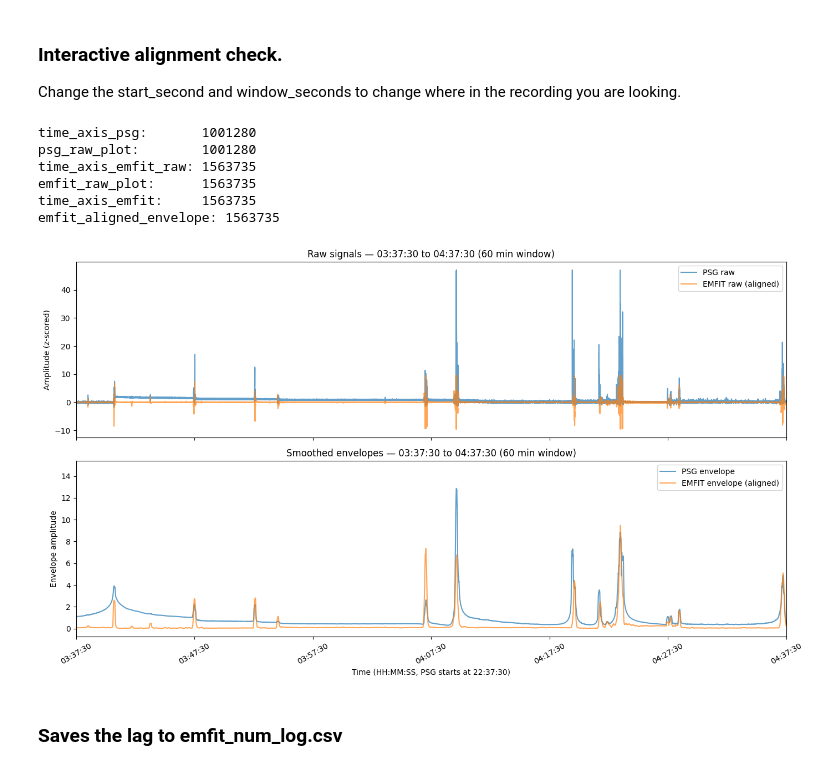
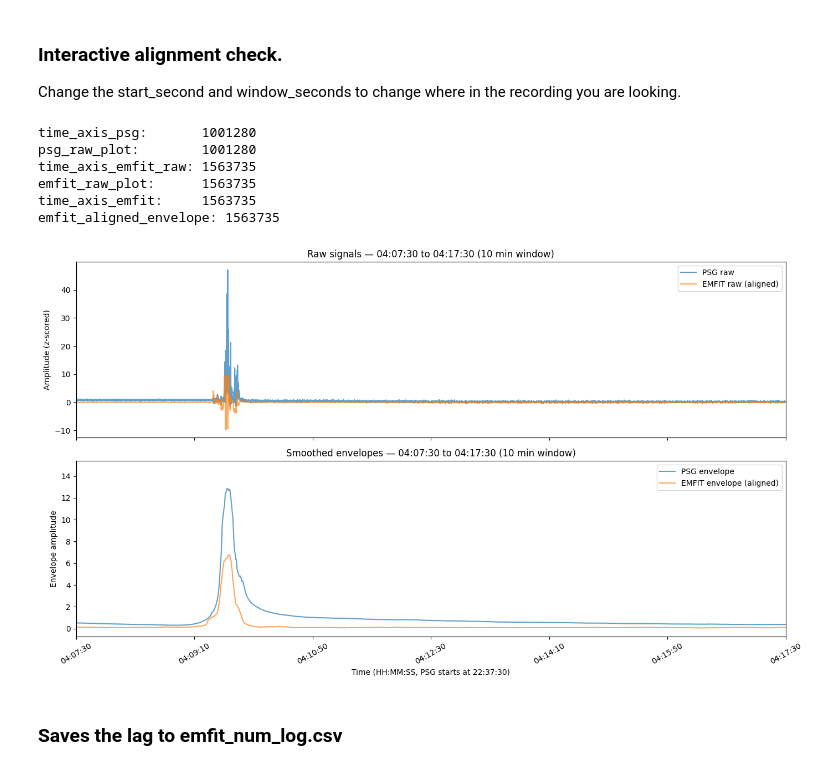
Before and after one commit to ryadl14/Mind_and_Skin, a Jupyter notebook: scripts/PSG_EMFIT_sync.ipynb, the cells around one changed output. Saved outputs shown, nothing was run; the diff lists cells and outputs as text; code cells hidden in the pictures.

```diff
--- a/scripts/PSG_EMFIT_sync.ipynb
+++ b/scripts/PSG_EMFIT_sync.ipynb
@@ -218,8 +218,8 @@ Aligned EMFIT length: 4886672 samples at 100Hz
 Change the start_second and window_seconds to change where in the recording you are looking.
 # %%
 # === CHANGE THESE to explore different parts of the recording ===
-start_hms = "05:00:00"   # Relative start time from PSG start in HH:MM:SS
-window_minutes = 60    # Window width in minutes
+start_hms = "05:30:00"   # Relative start time from PSG start in HH:MM:SS
+window_minutes = 10    # Window width in minutes
 
 # Convert start_hms to seconds
 h, m, s = map(int, start_hms.split(':'))
@@ -268,34 +268,34 @@ emfit_raw_plot = emfit_aligned_ds / (np.nanstd(emfit_aligned_ds) + 1e-12)
 
 axs[0].plot(time_axis_psg, psg_raw_plot, label='PSG raw', alpha=0.7)
 axs[0].plot(time_axis_emfit_raw, emfit_raw_plot, label='EMFIT raw (aligned)', alpha=0.7)
 axs[0].set_title(f'Raw signals — {seconds_to_hms(start_second)} to {seconds_to_hms(start_second + window_seconds)} ({window_minutes} min window)')
 axs[0].set_ylabel('Amplitude (z-scored)')
 axs[0].legend()
 axs[0].set_xticks(tick_positions)
 axs[0].set_xticklabels(tick_labels, rotation=30)
 
 # Smoothed envelopes
 axs[1].plot(time_axis_psg, psg_smooth, label='PSG envelope', alpha=0.7)
 axs[1].plot(time_axis_emfit, emfit_aligned_envelope, label='EMFIT envelope (aligned)', alpha=0.7)
 axs[1].set_title(f'Smoothed envelopes — {seconds_to_hms(start_second)} to {seconds_to_hms(start_second + window_seconds)} ({window_minutes} min window)')
 axs[1].set_xlabel(f'Time (HH:MM:SS, PSG starts at {seconds_to_hms(0)})')
 axs[1].set_ylabel('Envelope amplitude')
 axs[1].legend()
 axs[1].set_xticks(tick_positions)
 axs[1].set_xticklabels(tick_labels, rotation=30)
 
 axs[0].set_xlim(start_second, start_second + window_seconds)
 
 plt.tight_layout()
 plt.show()
 # %% [output]
 time_axis_psg:       1001280
 psg_raw_plot:        1001280
 time_axis_emfit_raw: 1563735
 emfit_raw_plot:      1563735
 time_axis_emfit:     1563735
 emfit_aligned_envelope: 1563735
-[figure, old version]
+[figure, new version]
 # %% [markdown]
 ### Saves the lag to emfit_num_log.csv
 # %%
```
Also changed, not shown: 3 other files.
